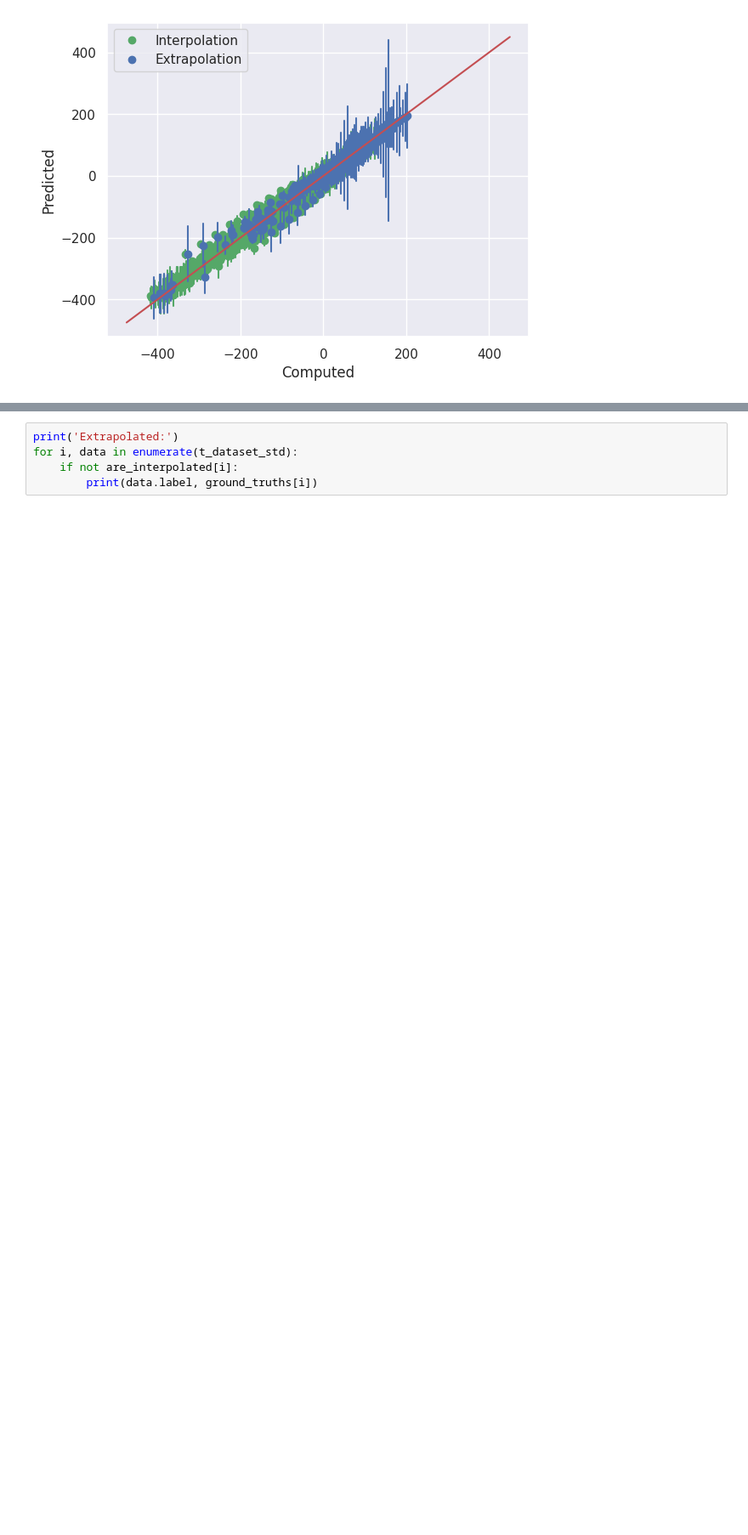
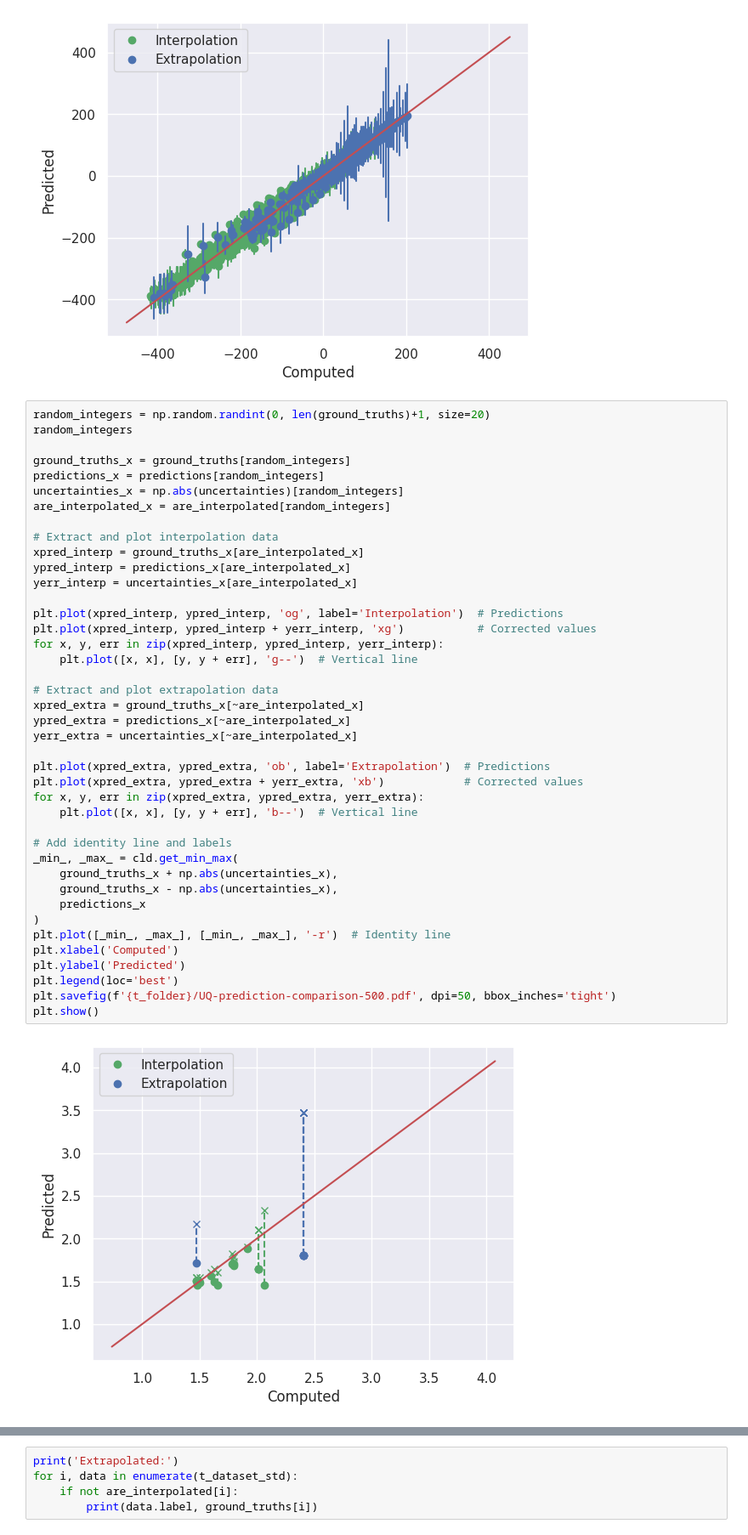
Before and after one commit to CibranLopez/CLUE, a Jupyter notebook: predict-GNN.ipynb, the cells around one changed output, grey strips where cells are left out. Shown at 85% size. Saved outputs shown, nothing was run; the diff lists cells and outputs as text; blank space fills up the shorter version.

```diff
--- a/predict-GNN.ipynb
+++ b/predict-GNN.ipynb
@@ -130,4 +133,47 @@ plt.show()
 # %%
 # %% [output]
 [figure]
+# %%
+random_integers = np.random.randint(0, len(ground_truths)+1, size=20)
+random_integers
+
+ground_truths_x = ground_truths[random_integers]
+predictions_x = predictions[random_integers]
+uncertainties_x = np.abs(uncertainties)[random_integers]
+are_interpolated_x = are_interpolated[random_integers]
+
+# Extract and plot interpolation data
+xpred_interp = ground_truths_x[are_interpolated_x]
+ypred_interp = predictions_x[are_interpolated_x]
+yerr_interp = uncertainties_x[are_interpolated_x]
+
+plt.plot(xpred_interp, ypred_interp, 'og', label='Interpolation')  # Predictions
+plt.plot(xpred_interp, ypred_interp + yerr_interp, 'xg')           # Corrected values
+for x, y, err in zip(xpred_interp, ypred_interp, yerr_interp):
+    plt.plot([x, x], [y, y + err], 'g--')  # Vertical line
+
+# Extract and plot extrapolation data
+xpred_extra = ground_truths_x[~are_interpolated_x]
+ypred_extra = predictions_x[~are_interpolated_x]
+yerr_extra = uncertainties_x[~are_interpolated_x]
+
+plt.plot(xpred_extra, ypred_extra, 'ob', label='Extrapolation')  # Predictions
+plt.plot(xpred_extra, ypred_extra + yerr_extra, 'xb')            # Corrected values
+for x, y, err in zip(xpred_extra, ypred_extra, yerr_extra):
+    plt.plot([x, x], [y, y + err], 'b--')  # Vertical line
+
+# Add identity line and labels
+_min_, _max_ = cld.get_min_max(
+    ground_truths_x + np.abs(uncertainties_x),
+    ground_truths_x - np.abs(uncertainties_x),
+    predictions_x
+)
+plt.plot([_min_, _max_], [_min_, _max_], '-r')  # Identity line
+plt.xlabel('Computed')
+plt.ylabel('Predicted')
+plt.legend(loc='best')
+plt.savefig(f'{t_folder}/UQ-prediction-comparison-500.pdf', dpi=50, bbox_inches='tight')
+plt.show()
+# %% [output]
+[figure, added]
 # %%
```
Also changed, not shown: parts of 7 cells of this notebook, 1 other file.
